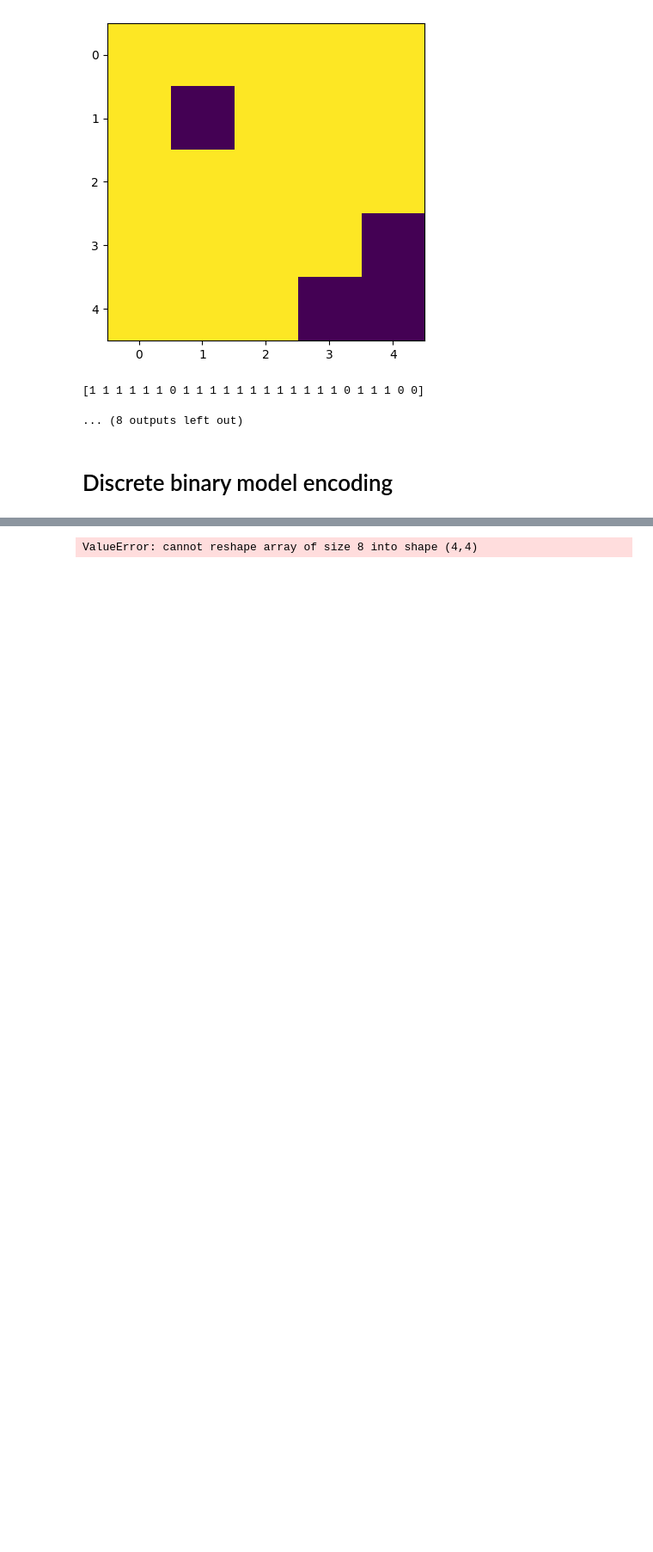
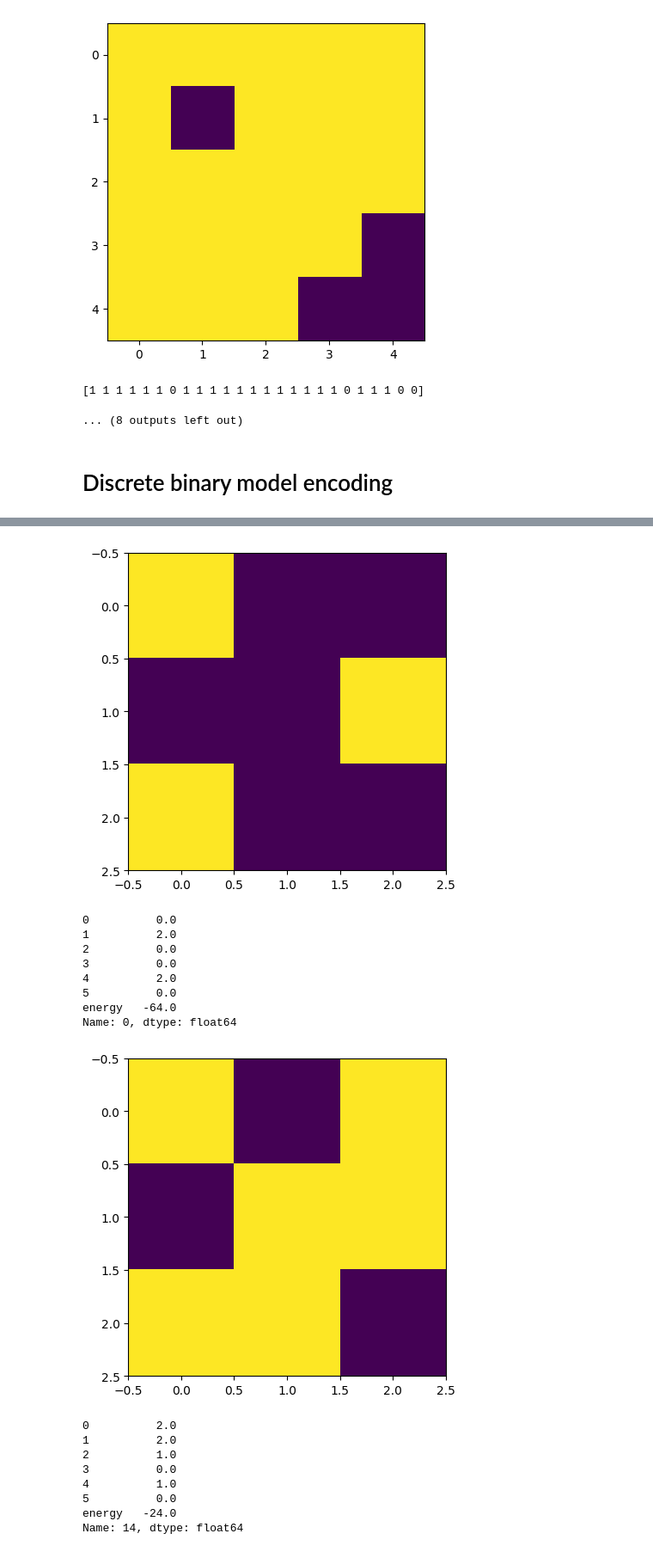
Before and after one commit to GeorgeWilliam1999/DwaveCode, a Jupyter notebook: ThreeInLine/ThreeInLine.ipynb, the cells around one changed output, grey strips where cells are left out. Shown at 86% size. Drawn from its saved outputs; the diff is of its cells as text; code cells hidden in the pictures; blank space fills up the shorter version.

```diff
--- a/ThreeInLine/ThreeInLine.ipynb
+++ b/ThreeInLine/ThreeInLine.ipynb
@@ -484,6 +532,23 @@ df_NL
 # %%
-for i in range(df.shape[0]):
-    make_img_bit_string(np.array(df_NL.iloc[i,:2*n],dtype = 'int32'))
-    print(df_NL.iloc[i,:2*n])
+for i in range(df_NL.shape[0]):
+    make_img_dis(np.array(df_NL.iloc[i,:2*n],dtype = 'int32'))
+    print(df_NL.iloc[i,:2*n+1])
 # %% [output]
+[figure, added]
-ValueError: cannot reshape array of size 8 into shape (4,4)
+0          0.0
+1          2.0
+2          0.0
+3          0.0
+4          2.0
+5          0.0
+energy   -64.0
+Name: 0, dtype: float64
+[figure, added]
+0          2.0
+1          2.0
+2          1.0
+3          0.0
+4          1.0
+5          0.0
+energy   -24.0
+Name: 14, dtype: float64
```
Also changed, not shown: parts of 16 cells of this notebook.
